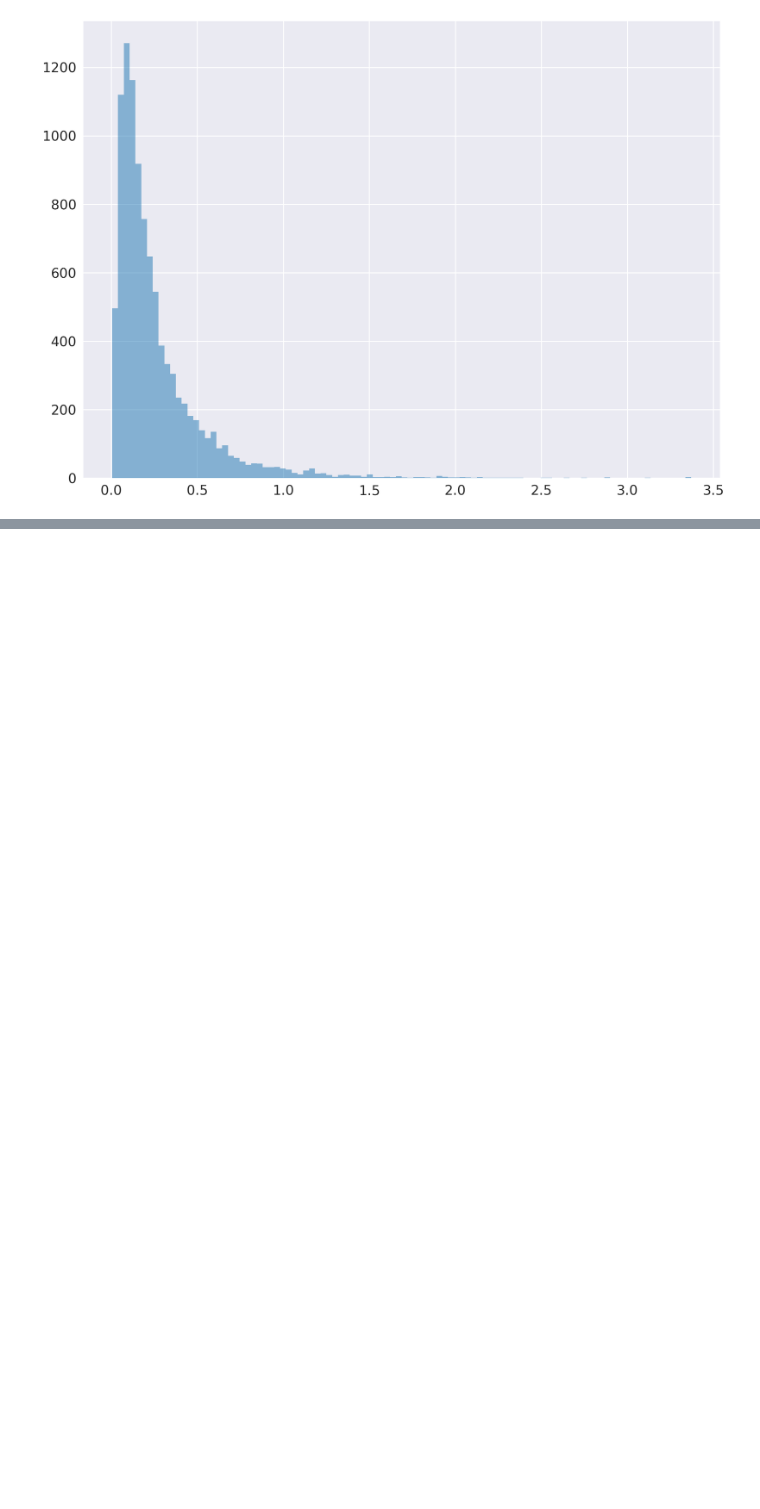
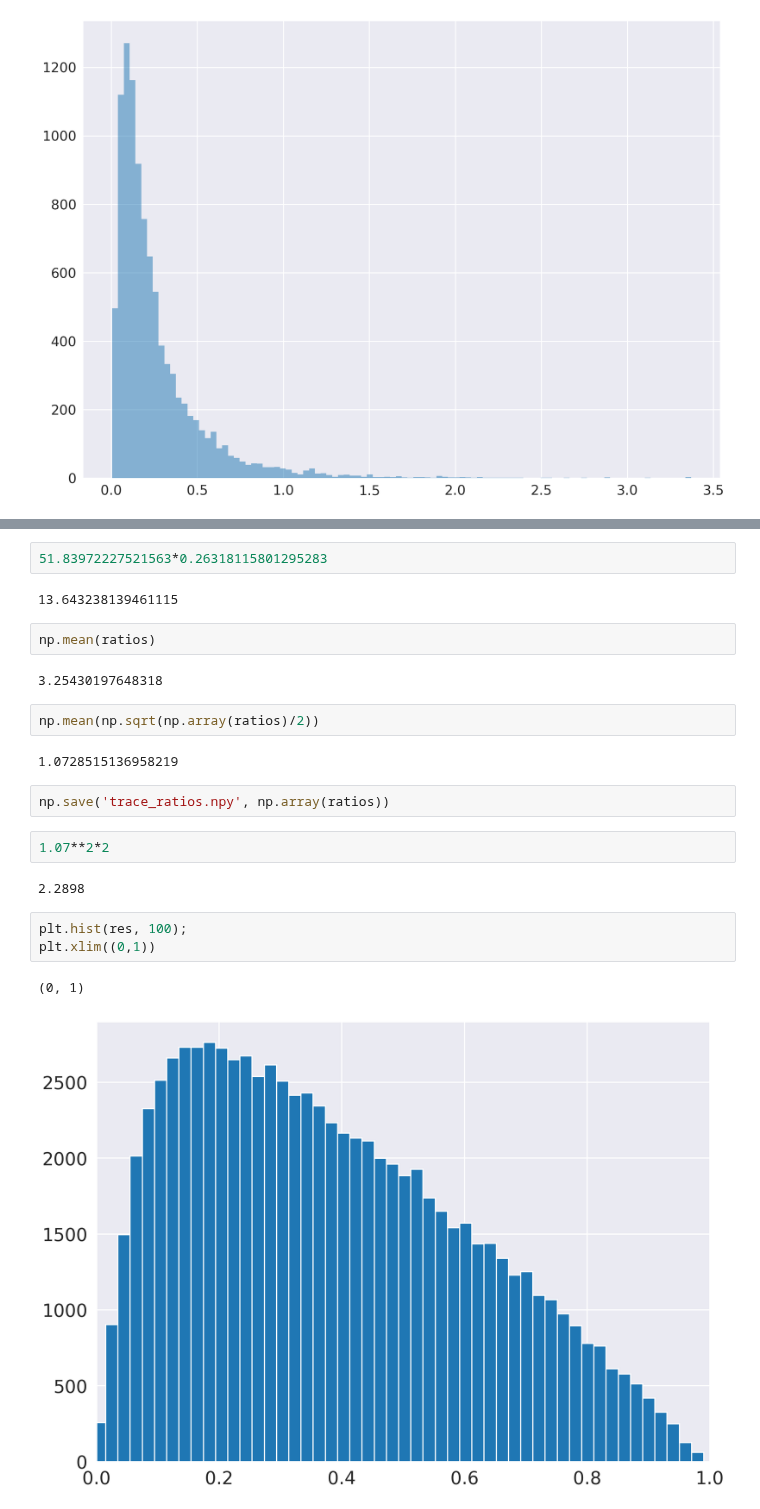
Before and after one commit to hsnee/lsstpsf, a Jupyter notebook: GalSize.ipynb, the cells around one changed output, grey strips where cells are left out. Saved outputs shown, nothing was run; the diff lists cells and outputs as text; blank space fills up the shorter version.

```diff
--- a/GalSize.ipynb
+++ b/GalSize.ipynb
@@ -92,0 +124,24 @@ np.mean(seeings_traces)
+# %%
+51.83972227521563*0.26318115801295283
+# %% [output]
+13.643238139461115
+# %%
+np.mean(ratios)
+# %% [output]
+3.25430197648318
+# %%
+np.mean(np.sqrt(np.array(ratios)/2))
+# %% [output]
+1.0728515136958219
+# %%
+np.save('trace_ratios.npy', np.array(ratios))
+# %%
+1.07**2*2
+# %% [output]
+2.2898
+# %%
+plt.hist(res, 100);
+plt.xlim((0,1))
+# %% [output]
+(0, 1)
+[figure, added]
```
Also changed, not shown: parts of 32 cells of this notebook.
